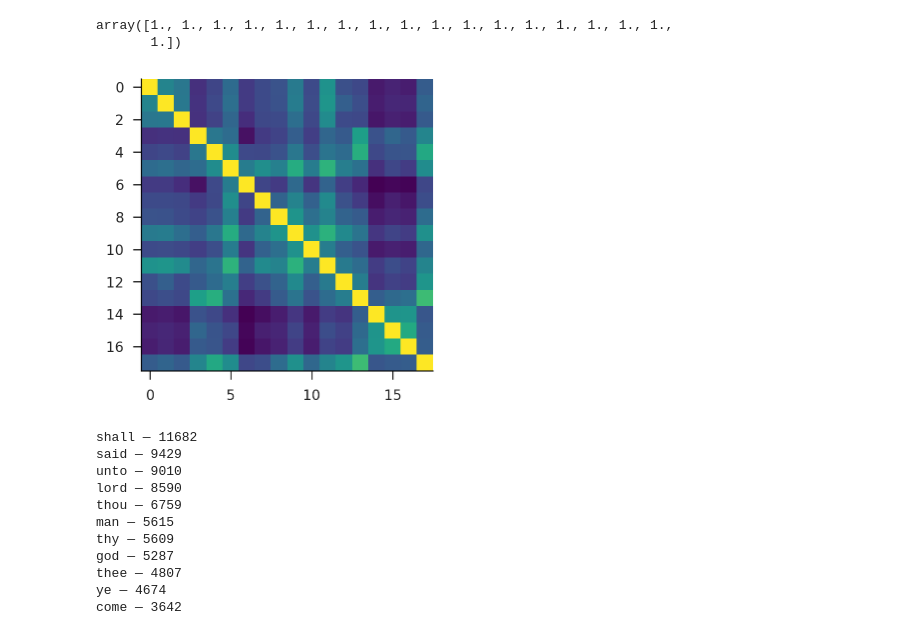
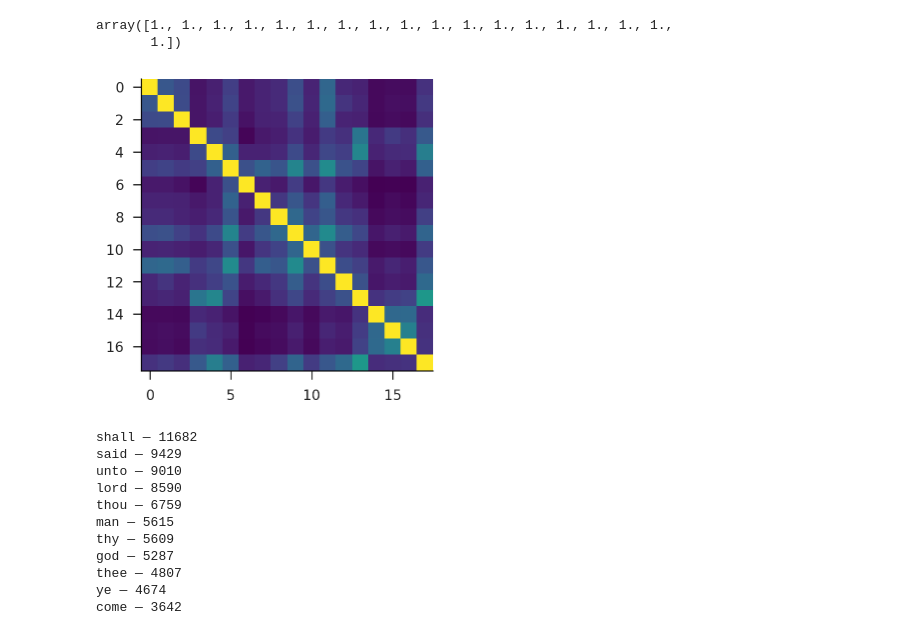
Before and after one commit to iamlemec/grad_code, a Jupyter notebook: lecture_5.ipynb, the cells around one changed output. Drawn from its saved outputs; the diff is of its cells as text; code cells hidden in the pictures.

```diff
--- a/lecture_5.ipynb
+++ b/lecture_5.ipynb
@@ -125,9 +127,9 @@ array([1., 1., 1., 1., 1., 1., 1., 1., 1., 1., 1., 1., 1., 1., 1., 1., 1.,
 # %%
 # get the full similarity matrix
 sim = (vecs @ vecs.T).todense().getA() # not always feasible for big corpora
-plt.imshow(np.sqrt(sim)); # sqrt enhances differences
+plt.imshow(sim); # sqrt enhances differences
 # %% [output]
-[figure, old version]
+[figure, new version]
 # %%
 # get the most commonly used words
 all_count = counts.sum(axis=0).getA1()
```
Also changed, not shown: parts of 10 cells of this notebook, 4 other files.
